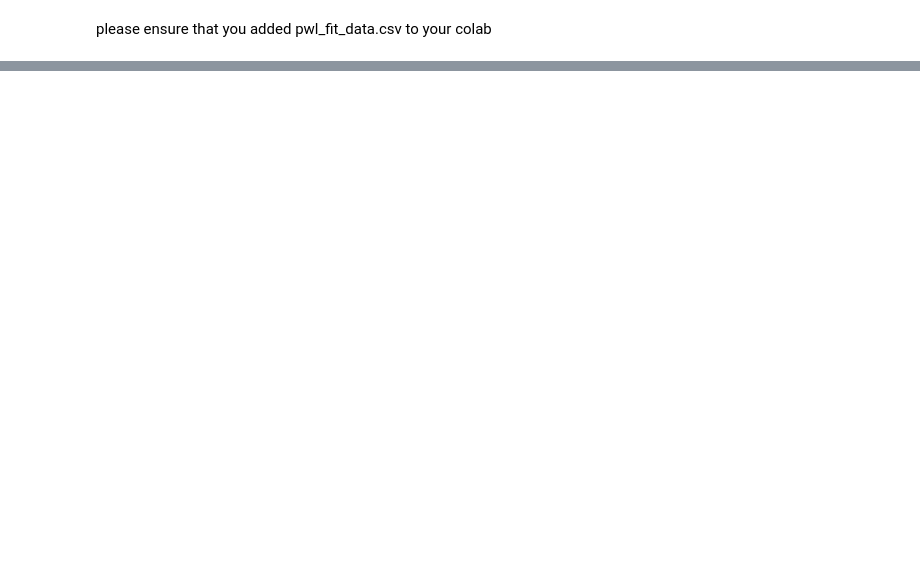
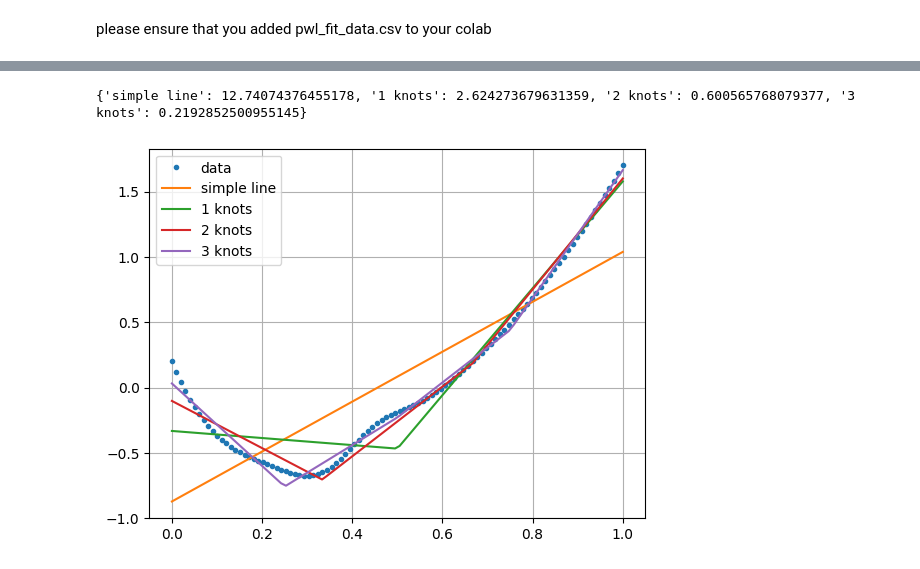
Before and after one commit to Mostafa-Hamidifard/cvx-optimization-homework, a Jupyter notebook: HW5_p2.ipynb, the cells around one changed output, grey strips where cells are left out. Cells and saved outputs as stored; diff of their text form; code cells hidden in the pictures; blank space fills up the shorter version.

Commit message:
plot and showing costs added

```diff
--- a/HW5_p2.ipynb
+++ b/HW5_p2.ipynb
@@ -5,8 +5,14 @@ please ensure that you added pwl_fit_data.csv to your colab
 # %%
 import pandas as pd
 import numpy as np
+import cvxpy as cvx
+import matplotlib.pyplot as plt
+
 df = pd.read_csv('/content/pwl_fit_data.csv')
 x = df['x'].values
-y = df['x'].values
+y = df['y'].values
 x = x.reshape((-1,1))
 y = y.reshape((-1,1))
+# %%
+results = dict()
+costs = dict()
@@ -12,0 +21,21 @@ y = y.reshape((-1,1))
+# %%
+internal_knot_number = 0
+alpha = cvx.Variable((1,1))
+beta = cvx.Variable((1,1))
+obj = 0
+for i in range(len(x)):
+    le = alpha[0][0]*x[i]+beta[0][0]
+    obj += (le-y[i])**2
+
+objective = cvx.Minimize(obj)
+problem = cvx.Problem(objective)
+costs['simple line'] = problem.solve()
+
+alpha0 = alpha.value
+beta0 = beta.value
+yhat = alpha0 * x + beta0
+results['simple line'] = yhat
+print('alpha:')
+print(alpha0)
+print('beta:')
+print(beta0)
@@ -39,0 +115,13 @@ Expression(CONVEX, UNKNOWN, ())
+# %%
+print(costs)
+# %% [output]
+{'simple line': 12.74074376455178, '1 knots': 2.624273679631359, '2 knots': 0.600565768079377, '3 knots': 0.2192852500955145}
+# %%
+plt.figure()
+plt.plot(x,y,'.',label='data')
+for key,value in (results.items()):
+    plt.plot(x,value , label=key)
+plt.legend()
+plt.grid()
+# %% [output]
+[figure, added]
```
Also changed, not shown: parts of 5 cells of this notebook.
